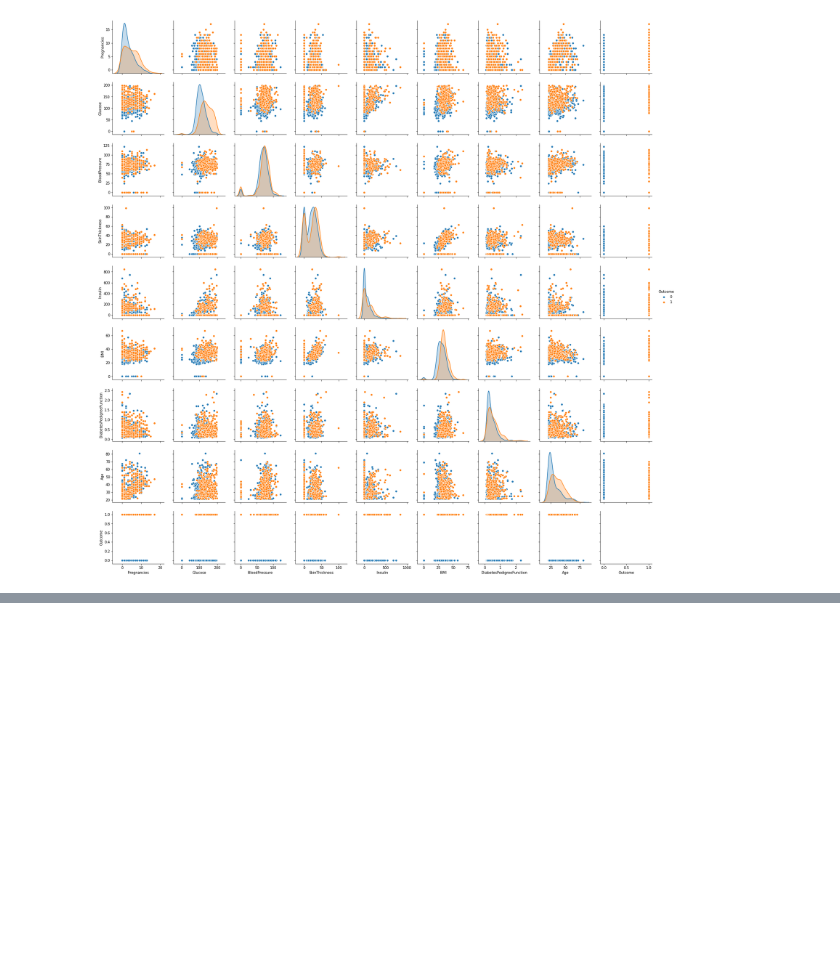
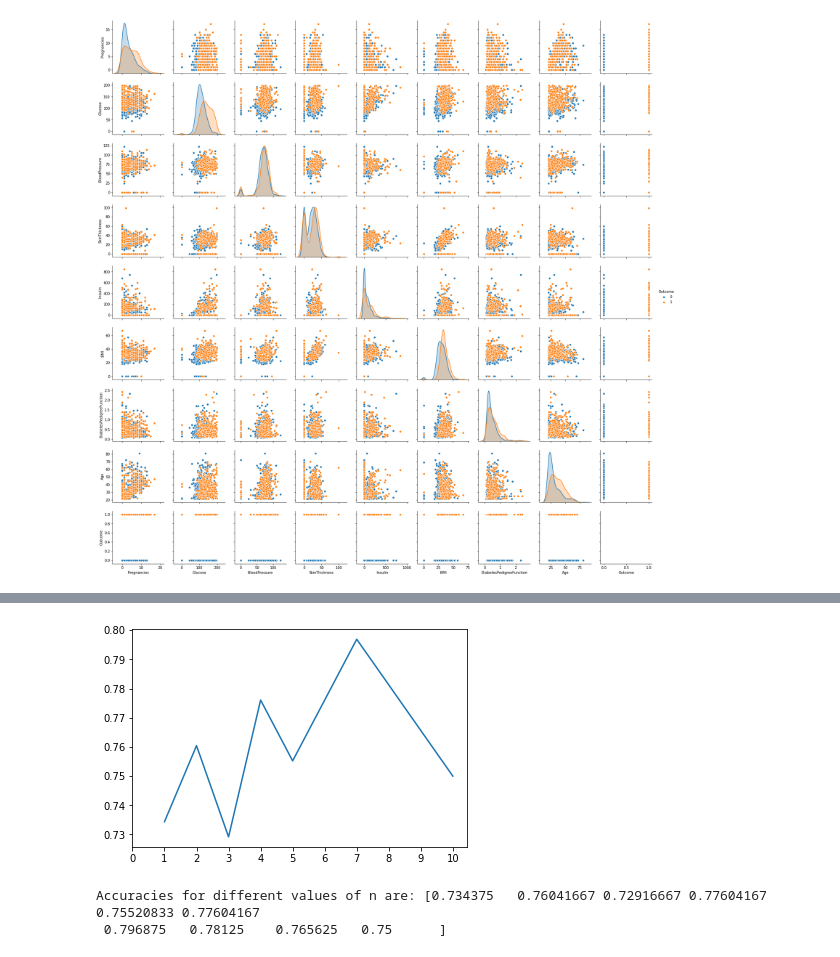
Before and after one commit to Suhail727/Data-Science-Projects, a Jupyter notebook: Pima Indians Diabetes Database/Pima_Indians_Diabetes_Database.ipynb, the cells around one changed output, grey strips where cells are left out. Cells and saved outputs as stored; diff of their text form; code cells hidden in the pictures; blank space fills up the shorter version.

```diff
--- a/Pima Indians Diabetes Database/Pima_Indians_Diabetes_Database.ipynb
+++ b/Pima Indians Diabetes Database/Pima_Indians_Diabetes_Database.ipynb
@@ -73,0 +93,10 @@ sns.pairplot(data=diab,hue='Outcome',diag_kind='kde')
+# %%
+outcome=diab['Outcome']
+data=diab[diab.columns[:8]]
+train,test=train_test_split(diab,test_size=0.25,random_state=0,stratify=diab['Outcome'])# stratify the outcome
+train_X=train[train.columns[:8]]
+train_Y=train['Outcome']
+test_X=test[test.columns[:8]]
+test_Y=test['Outcome']
+
+train_X.head()
@@ -73,0 +118,7 @@ sns.pairplot(data=diab,hue='Outcome',diag_kind='kde')
+# %%
+types=['rbf','linear']
+for i in types:
+    model=svm.SVC(kernel=i,gamma='auto')
+    model.fit(train_X,train_Y)
+    prediction=model.predict(test_X)
+    print('Accuracy for SVM kernel=',i,'is',metrics.accuracy_score(prediction,test_Y))
@@ -73,0 +136,5 @@ sns.pairplot(data=diab,hue='Outcome',diag_kind='kde')
+# %%
+model = LogisticRegression(solver='lbfgs', max_iter=1000)
+model.fit(train_X,train_Y)
+prediction=model.predict(test_X)
+print('The accuracy of the Logistic Regression is',metrics.accuracy_score(prediction,test_Y))
@@ -73,0 +151,5 @@ sns.pairplot(data=diab,hue='Outcome',diag_kind='kde')
+# %%
+model=DecisionTreeClassifier()
+model.fit(train_X,train_Y)
+prediction=model.predict(test_X)
+print('The accuracy of the Decision Tree is',metrics.accuracy_score(prediction,test_Y))
@@ -73,0 +166,17 @@ sns.pairplot(data=diab,hue='Outcome',diag_kind='kde')
+# %%
+a_index=list(range(1,11))
+a=pd.Series()
+x=[0,1,2,3,4,5,6,7,8,9,10]
+for i in a_index:
+    model=KNeighborsClassifier(n_neighbors=i)
+    model.fit(train_X,train_Y)
+    prediction=model.predict(test_X)
+    a=a.append(pd.Series(metrics.accuracy_score(prediction,test_Y)))
+plt.plot(a_index, a)
+plt.xticks(x)
+plt.show()
+print('Accuracies for different values of n are:',a.values)
+# %% [output]
+[figure, added]
+Accuracies for different values of n are: [0.734375   0.76041667 0.72916667 0.77604167 0.75520833 0.77604167
+ 0.796875   0.78125    0.765625   0.75      ]
```
Also changed, not shown: parts of 17 cells of this notebook.
